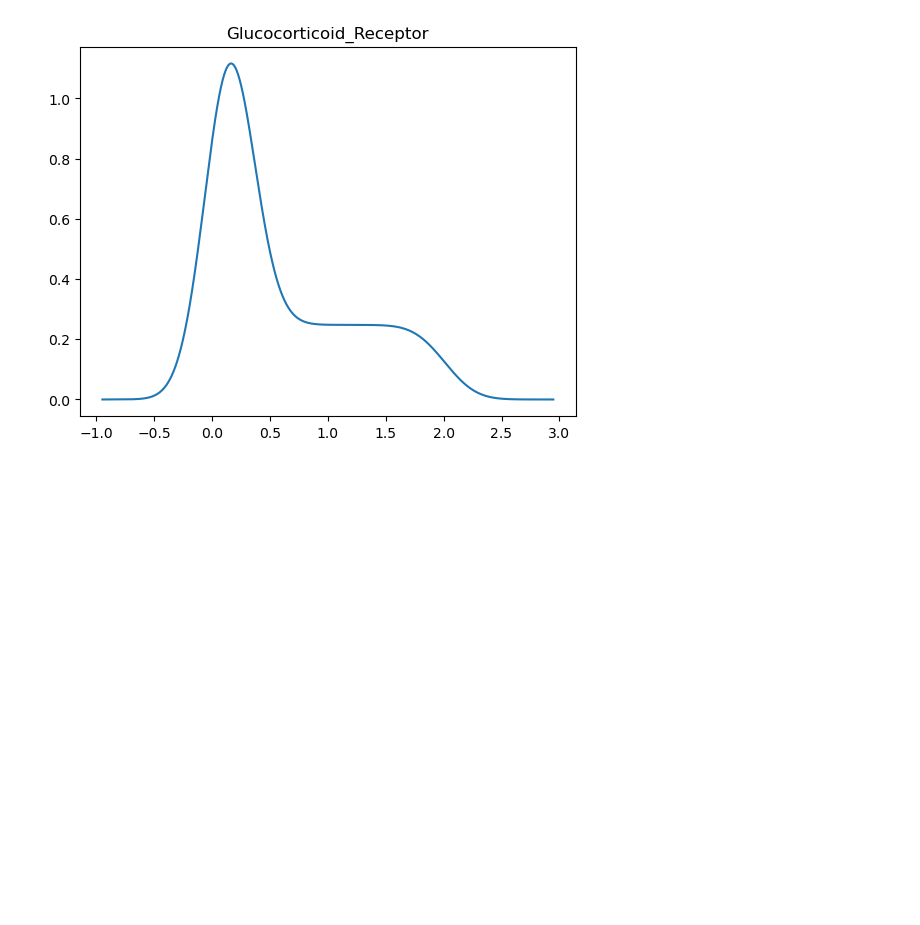
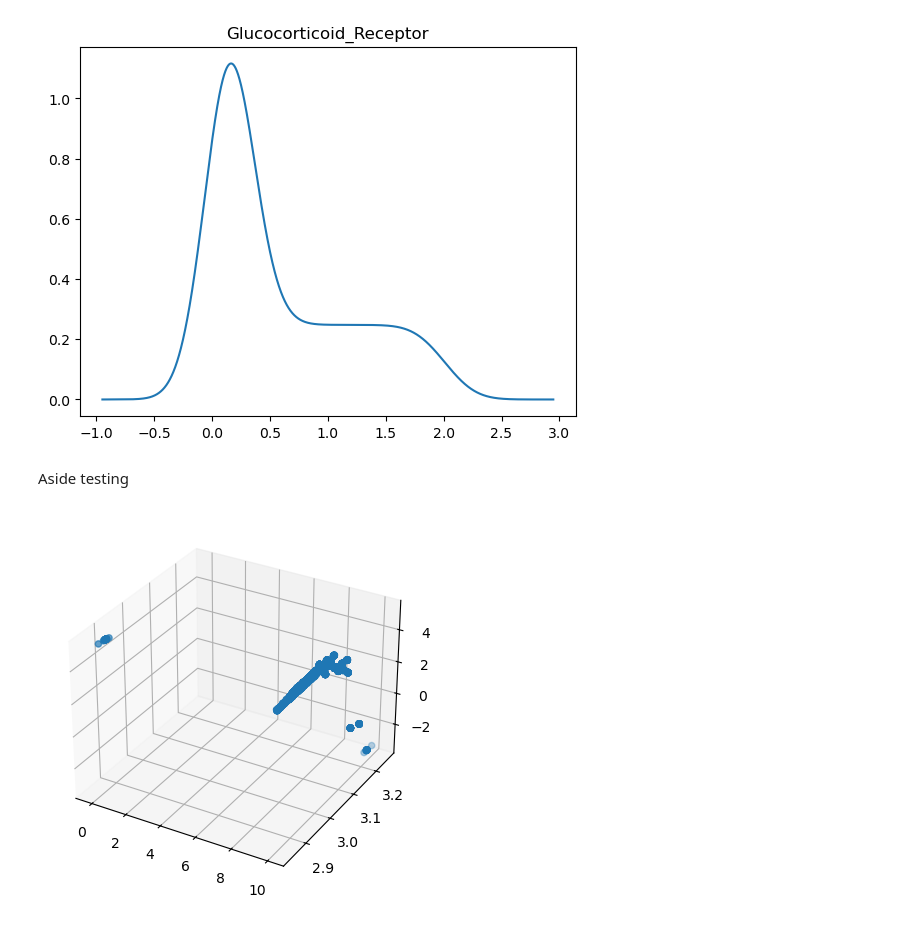
Before and after one commit to alohith/MOAST, a Jupyter notebook: Validation.ipynb, the cells around one changed output. Saved outputs shown, nothing was run; the diff lists cells and outputs as text; code cells hidden in the pictures; blank space fills up the shorter version.

```diff
--- a/Validation.ipynb
+++ b/Validation.ipynb
@@ -343,3 +347,13 @@ for cl, names in class_dict.items():
 [figure]
 [figure]
 [figure]
+# %% [markdown]
+Aside testing
+# %%
+fig = plt.figure()
+ax=fig.add_subplot(projection='3d')
+ax.scatter(xs=noPMA_refDF['UMAP_0'],ys=noPMA_refDF['UMAP_1'],zs=noPMA_refDF['UMAP_2'])
+plt.show()
+plt.close()
+# %% [output]
+[figure, added]
```
Also changed, not shown: parts of 1 cell of this notebook, 2 other files.
